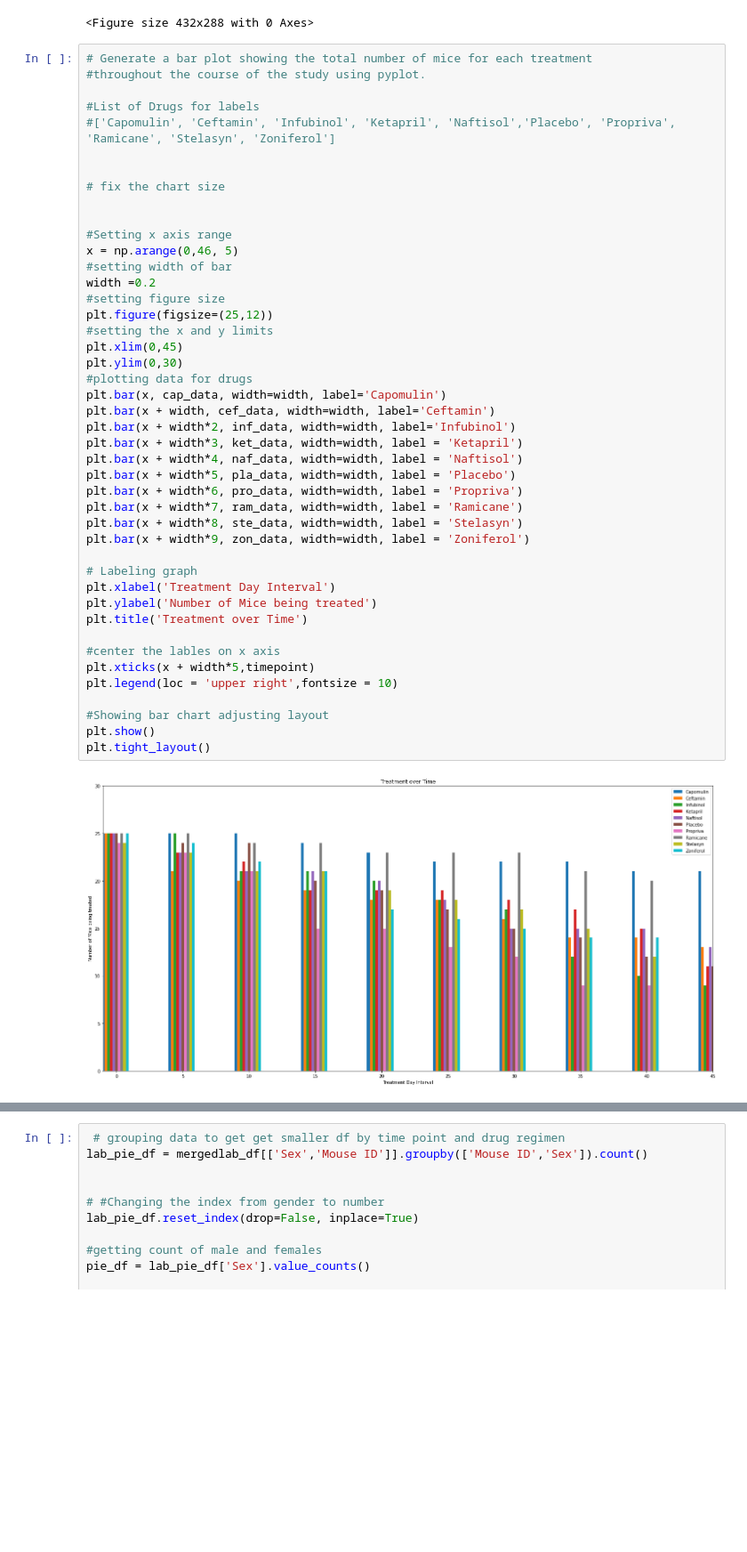
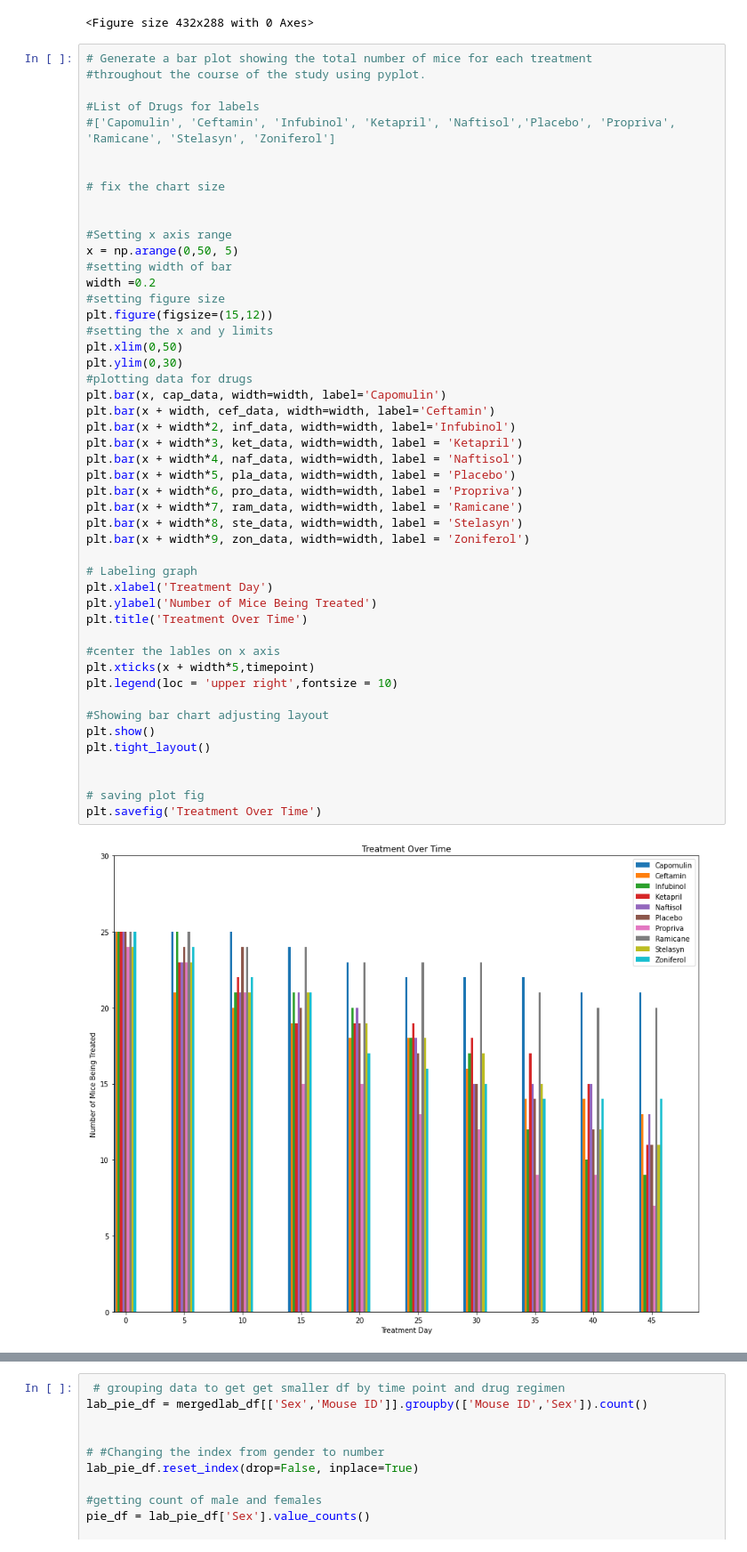
Before and after one commit to samuelokunola326/Matplotlib-Challenge, a Jupyter notebook: Matplotlib_Pymaceuticals.ipynb, the cells around one changed output, grey strips where cells are left out. Shown: that part at 89% size. Drawn from its saved outputs; the diff is of its cells as text; blank space fills up the shorter version.

Commit message:
Updating to new graph

```diff
--- a/Matplotlib_Pymaceuticals.ipynb
+++ b/Matplotlib_Pymaceuticals.ipynb
@@ -293,40 +293,44 @@ plt.tight_layout()
 
 
 #Setting x axis range
-x = np.arange(0,46, 5)
+x = np.arange(0,50, 5)
 #setting width of bar
 width =0.2
 #setting figure size
-plt.figure(figsize=(25,12))
+plt.figure(figsize=(15,12))
 #setting the x and y limits
-plt.xlim(0,45)
+plt.xlim(0,50)
 plt.ylim(0,30)
 #plotting data for drugs
 plt.bar(x, cap_data, width=width, label='Capomulin')
 plt.bar(x + width, cef_data, width=width, label='Ceftamin')
 plt.bar(x + width*2, inf_data, width=width, label='Infubinol')
 plt.bar(x + width*3, ket_data, width=width, label = 'Ketapril')
 plt.bar(x + width*4, naf_data, width=width, label = 'Naftisol')
 plt.bar(x + width*5, pla_data, width=width, label = 'Placebo')
 plt.bar(x + width*6, pro_data, width=width, label = 'Propriva')
 plt.bar(x + width*7, ram_data, width=width, label = 'Ramicane')
 plt.bar(x + width*8, ste_data, width=width, label = 'Stelasyn')
 plt.bar(x + width*9, zon_data, width=width, label = 'Zoniferol')
 
 # Labeling graph
-plt.xlabel('Treatment Day Interval')
-plt.ylabel('Number of Mice being treated')
-plt.title('Treatment over Time')
+plt.xlabel('Treatment Day')
+plt.ylabel('Number of Mice Being Treated')
+plt.title('Treatment Over Time')
 
 #center the lables on x axis
 plt.xticks(x + width*5,timepoint)
 plt.legend(loc = 'upper right',fontsize = 10)
 
 #Showing bar chart adjusting layout
 plt.show()
 plt.tight_layout()
+
+
+# saving plot fig
+plt.savefig('Treatment Over Time')
 # %% [output]
-[figure, old version]
+[figure, new version]
 <Figure size 432x288 with 0 Axes>
 # %%
  # grouping data to get get smaller df by time point and drug regimen
```
Also changed, not shown: 2 other files.
